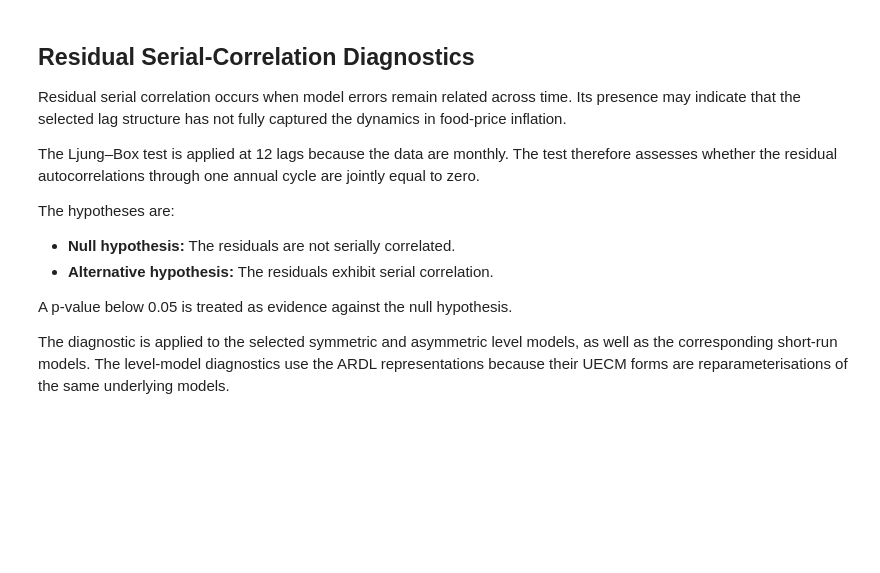
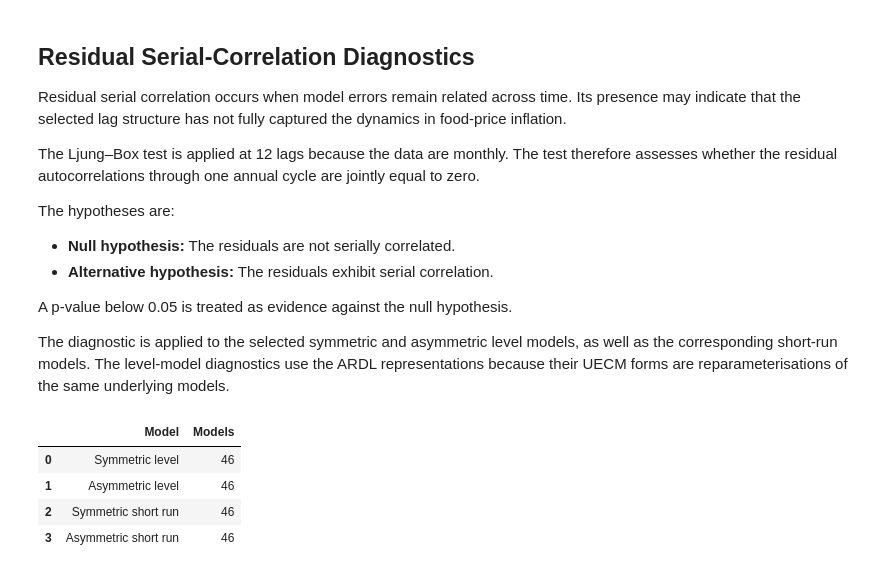
Before and after one commit to MasindiManaga/ERPT_ML_Research, a Jupyter notebook: notebooks/07_Econometric_Results_and_Diagnostics.ipynb, the cells around one changed output. Saved outputs shown, nothing was run; the diff lists cells and outputs as text; code cells hidden in the pictures; blank space fills up the shorter version.

```diff
--- a/notebooks/07_Econometric_Results_and_Diagnostics.ipynb
+++ b/notebooks/07_Econometric_Results_and_Diagnostics.ipynb
@@ -607,3 +608,32 @@ The hypotheses are:
 A p-value below 0.05 is treated as evidence against the null hypothesis.
 
 The diagnostic is applied to the selected symmetric and asymmetric level models, as well as the corresponding short-run models. The level-model diagnostics use the ARDL representations because their UECM forms are reparameterisations of the same underlying models.
+# %%
+# Configure the Serial-Correlation Tests
+
+serial_correlation_lags = 12
+
+diagnostic_model_collections = {
+    "Symmetric level": symmetric_level_ardl_results,
+    "Asymmetric level": asymmetric_level_ardl_results,
+    "Symmetric short run": symmetric_short_run_results,
+    "Asymmetric short run": asymmetric_short_run_results,
+}
+
+model_collection_summary = pd.DataFrame(
+    {
+        "Model": diagnostic_model_collections.keys(),
+        "Models": [
+            len(model_results)
+            for model_results in diagnostic_model_collections.values()
+        ],
+    }
+)
+
+display(model_collection_summary)
+# %% [output]
+|  | Model | Models |
+| 0 | Symmetric level | 46 |
+| 1 | Asymmetric level | 46 |
+| 2 | Symmetric short run | 46 |
+| 3 | Asymmetric short run | 46 |
```
Also changed, not shown: parts of 2 cells of this notebook.
